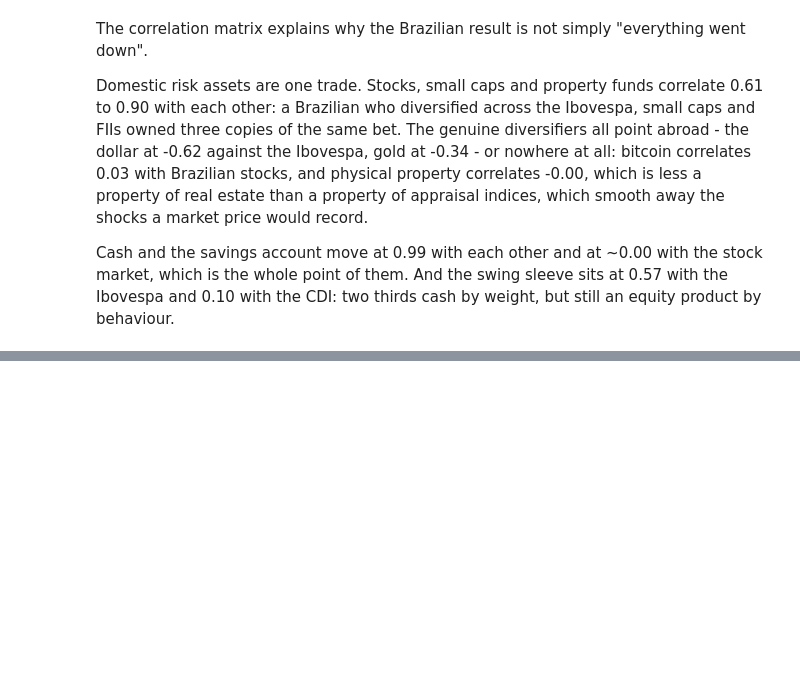
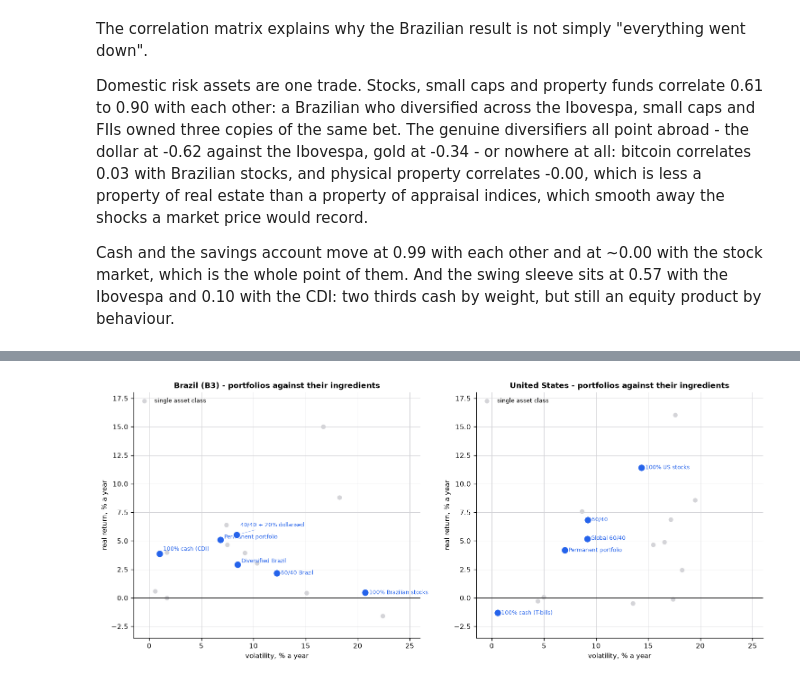
Before and after one commit to jeffev/swing-quant, a Jupyter notebook: notebooks/swing_vs_investing.ipynb, the cells around one changed output, grey strips where cells are left out. Saved outputs shown, nothing was run; the diff lists cells and outputs as text; code cells hidden in the pictures; blank space fills up the shorter version.

```diff
--- a/notebooks/swing_vs_investing.ipynb
+++ b/notebooks/swing_vs_investing.ipynb
@@ -1113,0 +1124,8 @@ with the CDI: two thirds cash by weight, but still an equity product by behaviou
+# %%
+import investor as V
+
+PORTS, TAXES, WINDOWS_5Y, REGIME = {}, {}, {}, {}
+for m in STUDIES:
+    PORTS[m] = V.build_portfolios(CLASSES[m], m)
+    print(f"\n=== {S.MARKET_LABEL[m]} - portfolios, rebalanced annually")
+    display(A.fmt_stats(A.stats_table(PORTS[m], INFL[m], "p_cash")))
@@ -1113,0 +1208,33 @@ with the CDI: two thirds cash by weight, but still an equity product by behaviou
+# %%
+fig, axes = plt.subplots(1, 2, figsize=(12.5, 5.4))
+for ax, m in zip(axes, STUDIES):
+    # Bitcoin sits at +50% and would flatten the part of the chart the reader needs to see.
+    crypto = A.EN_LABEL["bitcoin_brl" if m == "b3" else "bitcoin_usd"]
+    classes = A.stats_table(CLASSES[m], INFL[m], A.CASH_KEY[m]).drop(index=crypto)
+    ports = A.stats_table(PORTS[m], INFL[m], "p_cash")
+    ax.scatter(
+        classes["volatility"] * 100,
+        classes["cagr_real"] * 100,
+        s=26,
+        color=S.COLORS["grid"],
+        zorder=2,
+        label="single asset class",
+    )
+    points = []
+    for label, row in ports.iterrows():
+        x, y = row["volatility"] * 100, row["cagr_real"] * 100
+        ax.scatter(x, y, s=95, color=S.COLORS["swing"], zorder=4, edgecolor="white", lw=1.2)
+        points.append((x, y, label, S.COLORS["swing"]))
+    A.annotate_scatter(ax, points, min_gap=1.05)
+    ax.axhline(0, color="#111", lw=1)
+    ax.set_xlim(-1.5, 26)
+    ax.set_ylim(-3.5, 18)
+    ax.set_xlabel("volatility, % a year")
+    ax.set_ylabel("real return, % a year")
+    ax.set_title(f"{S.MARKET_LABEL[m]} - portfolios against their ingredients")
+    ax.legend(fontsize=7.5, loc="upper left")
+fig.tight_layout()
+fig.savefig(FIGDIR / "12_portfolios.png", bbox_inches="tight")
+plt.show()
+# %% [output]
+[figure, added]
```
Also changed, not shown: parts of 23 cells of this notebook, 5 other files.
